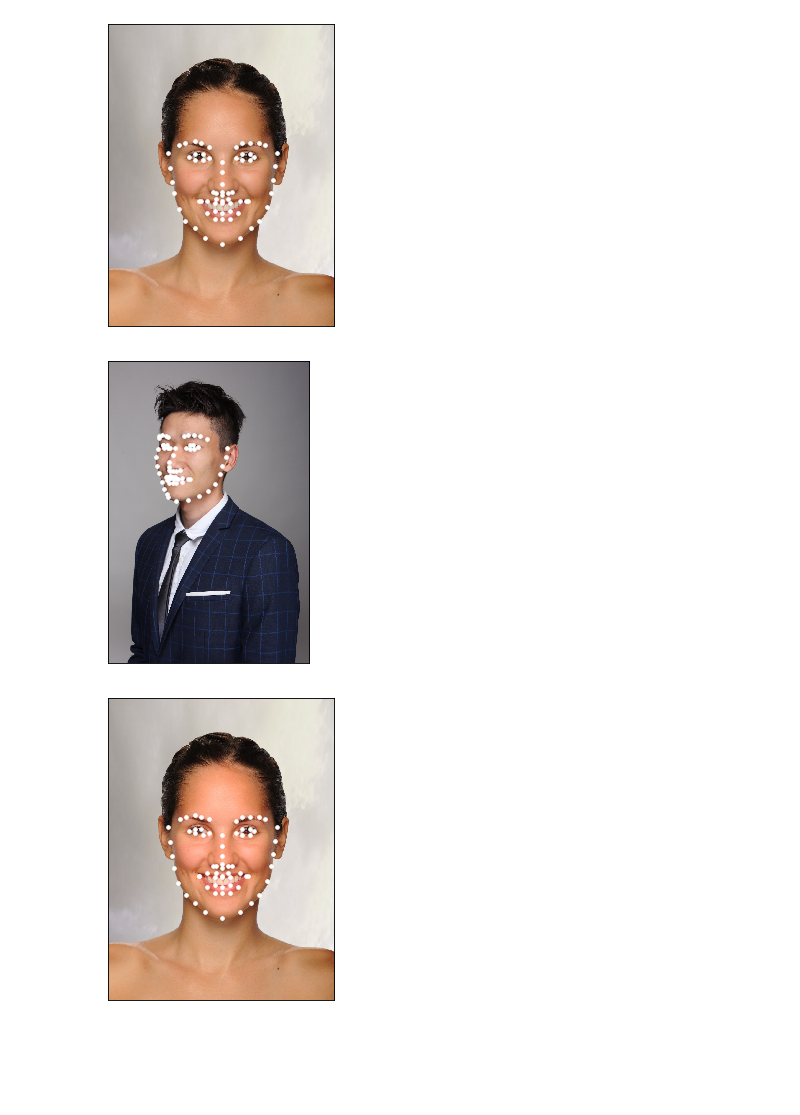
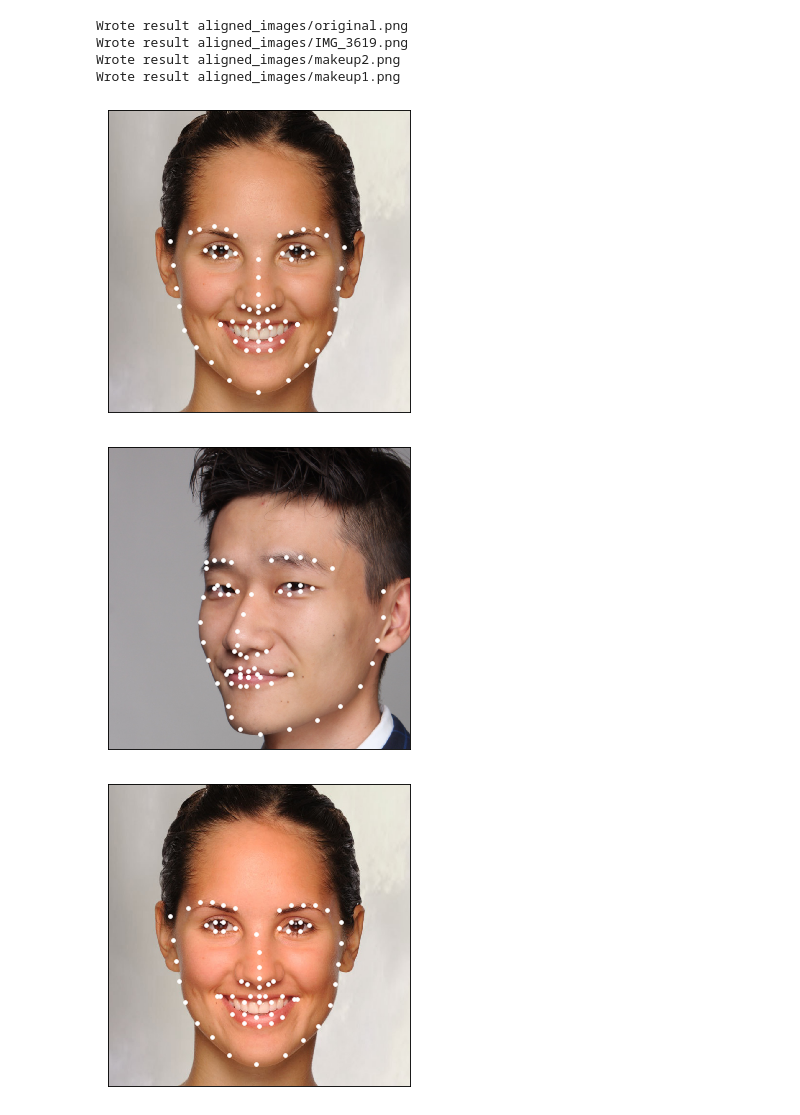
Before and after one commit to tang-ji/makeup-helper, a Jupyter notebook: test-face-alignment.ipynb, the cells around one changed output. Drawn from its saved outputs; the diff is of its cells as text; code cells hidden in the pictures; blank space fills up the shorter version.

Commit message:
add alignment method in tools

```diff
--- a/test-face-alignment.ipynb
+++ b/test-face-alignment.ipynb
@@ -1,8 +1,15 @@
 # %%
 from tools import *
+# %%
+get_align_images("test/", "aligned_images/")
+# %% [output]
+Wrote result aligned_images/original.png
+Wrote result aligned_images/IMG_3619.png
+Wrote result aligned_images/makeup2.png
+Wrote result aligned_images/makeup1.png
 # %%
-preds = get_draw_prediction_directory("test/")
+preds = get_draw_prediction_directory("aligned_images/")
 # %% [output]
-[figure, old version]
+[figure, new version]
-[figure, old version]
+[figure, new version]
-[figure, old version]
+[figure, new version]
```
Also changed, not shown: parts of 2 cells of this notebook, 2 other files.
